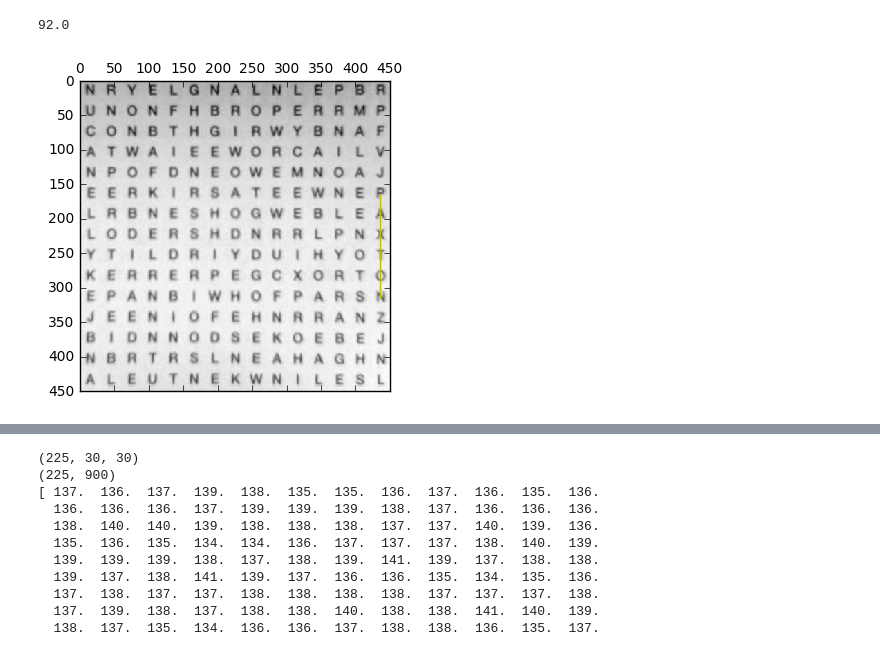
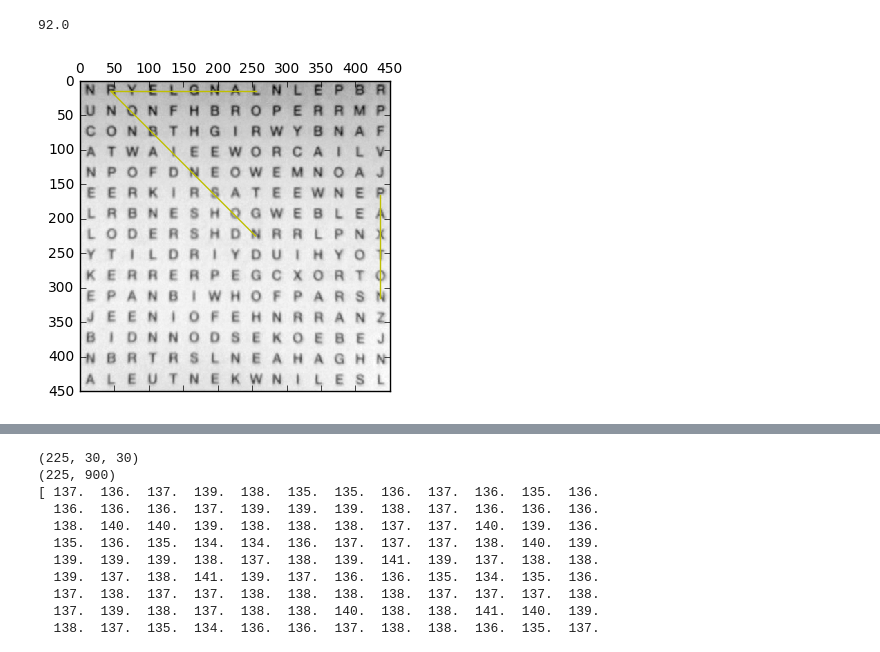
Before and after one commit to jcdhan1/assignment2, a Jupyter notebook: assignment2.ipynb, the cells around one changed output, grey strips where cells are left out. Drawn from its saved outputs; the diff is of its cells as text; code cells hidden in the pictures.

Commit message:
Drwing lines

```diff
--- a/assignment2.ipynb
+++ b/assignment2.ipynb
@@ -87,23 +87,29 @@ print(pcor)  # This should give 92% correct
 # %% [output]
 92.0
 # %%
-def draw_line(graph, start_letter, end_letter):
+import types
+def draw_line(graph, start, end, side_length):
     """This draws a line on a pyplot between two letters.
        graph: the pyplot to draw on
-       start_letter: where the line begins
-       end_letter: where the line ends"""
+       start_letter: where the line begins, can be a coordinate or index.
+       end_letter: where the line ends, can be a coordinate or index."""
 
-    # get starting x-coordinate then add correction, get ending x-coordinate and add correction.
-    xSxE=[start_letter[0]+15,end_letter[0]+15]
-    # get starting y-coordinate then add correction, get ending y-coordinate and add correction.
-    ySyE=[start_letter[1]+15,end_letter[1]+15]
-    # Plot a yellow line on the graph
-    plt.xlim(0, 450)
-    plt.ylim(450, 0)
-    graph.plot(xSxE, ySyE, 'y-')
+    if (isinstance(start, int)):
+        draw_line(graph, [start % 15,start//15], [end % 15,end//15], side_length)
+    else:
+        # get starting x-coordinate, get ending x-coordinate.
+        xSxE=[start[0]*side_length+15,end[0]*side_length+15]
+        # get starting y-coordinate, get ending y-coordinate.
+        ySyE=[start[1]*side_length+15,end[1]*side_length+15]
+        # Plot a yellow line on the graph
+        plt.xlim(0, 15*side_length)
+        plt.ylim(15*side_length, 0)
+        graph.plot(xSxE, ySyE, 'y-')
 
-# Draw_line example, "PAXTON".
+# Draw_line example, using coordinates.
 plt.matshow(test1, cmap=cm.gray)
-draw_line(plt, [420,150], [420,300])
+draw_line(plt, [1,0], [8,0], 30)
+draw_line(plt, [1,0], [8,7], 30)
+draw_line(plt, [14,5], [14,10], 30)
 # %% [output]
-[figure, old version]
+[figure, new version]
```
Also changed, not shown: parts of 2 cells of this notebook.
